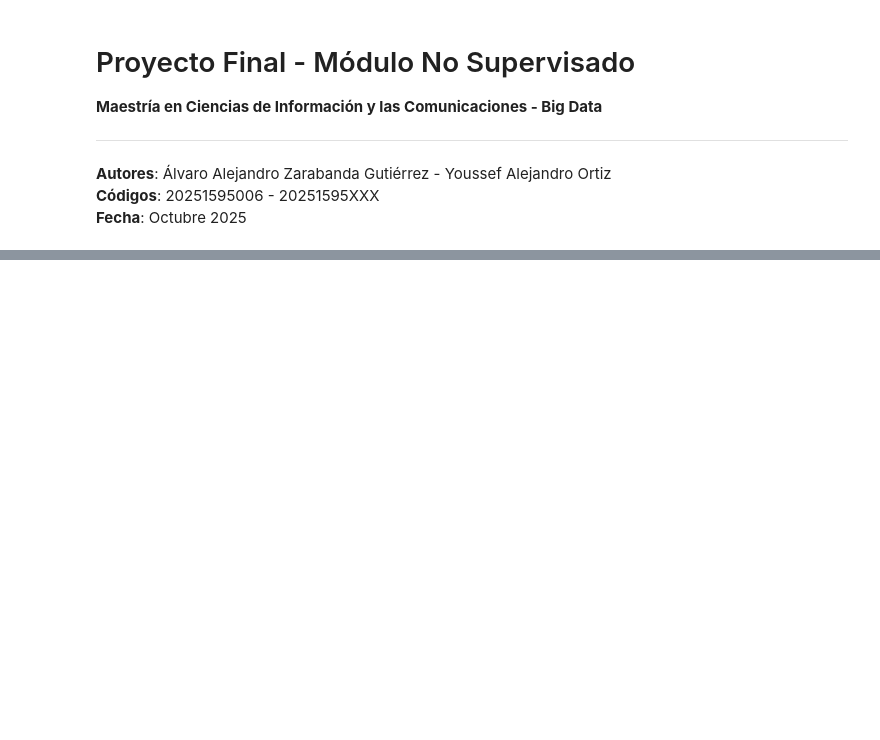
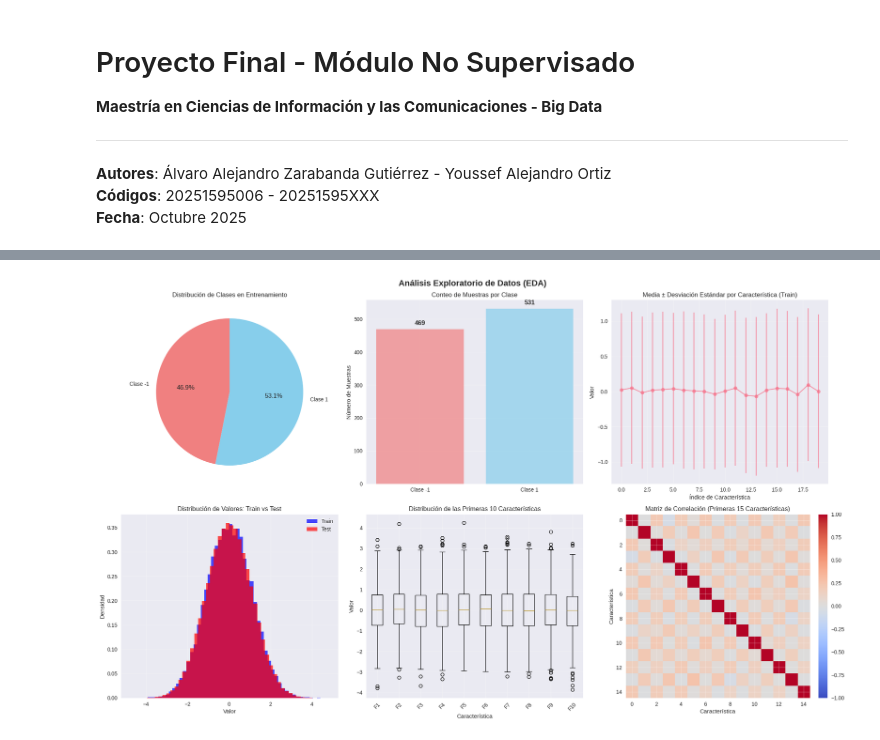
Before and after one commit to aalejoz25/Big_Data, a Jupyter notebook: aprendizaje_no_supervisado/trabajo_final/trabajo_final.ipynb, the cells around one changed output, grey strips where cells are left out. Saved outputs shown, nothing was run; the diff lists cells and outputs as text; code cells hidden in the pictures; blank space fills up the shorter version.

```diff
--- a/aprendizaje_no_supervisado/trabajo_final/trabajo_final.ipynb
+++ b/aprendizaje_no_supervisado/trabajo_final/trabajo_final.ipynb
@@ -1897,0 +183,87 @@ Figures guardadas en: figures/figura_04_analisis_predicciones_finales.png
+# %%
+# ================================
+# VISUALIZACIONES EDA - DISTRIBUCIÓN DE CLASES Y DATOS
+# ================================
+
+# Crear figura con subplots
+fig, axes = plt.subplots(2, 3, figsize=(20, 12))
+fig.suptitle('Análisis Exploratorio de Datos (EDA)', fontsize=16, fontweight='bold')
+
+# 1. Distribución de clases
+axes[0,0].pie(class_counts, labels=[f'Clase {c}' for c in unique_classes],
+              autopct='%1.1f%%', startangle=90, colors=['lightcoral', 'skyblue'])
+axes[0,0].set_title('Distribución de Clases en Entrenamiento')
+
+# 2. Histograma de clases
+axes[0,1].bar([f'Clase {c}' for c in unique_classes], class_counts,
+              color=['lightcoral', 'skyblue'], alpha=0.7)
+axes[0,1].set_title('Conteo de Muestras por Clase')
+axes[0,1].set_ylabel('Número de Muestras')
+for i, v in enumerate(class_counts):
+    axes[0,1].text(i, v + 10, str(v), ha='center', va='bottom', fontweight='bold')
+
+# 3. Estadísticas de características de entrenamiento
+feature_means_train = X_train.mean(axis=0)
+feature_stds_train = X_train.std(axis=0)
+feature_indices = np.arange(min(20, X_train.shape[1]))  # Mostrar máximo 20 características
+
+axes[0,2].errorbar(feature_indices, feature_means_train[:len(feature_indices)],
+                   yerr=feature_stds_train[:len(feature_indices)],
+                   fmt='o-', capsize=3, alpha=0.7)
+axes[0,2].set_title('Media ± Desviación Estándar por Característica (Train)')
+axes[0,2].set_xlabel('Índice de Característica')
+axes[0,2].set_ylabel('Valor')
+axes[0,2].grid(True, alpha=0.3)
+
+# 4. Comparación de distribuciones Train vs Test
+axes[1,0].hist(X_train.flatten(), bins=50, alpha=0.7, label='Train', density=True, color='blue')
+axes[1,0].hist(X_test.flatten(), bins=50, alpha=0.7, label='Test', density=True, color='red')
+axes[1,0].set_title('Distribución de Valores: Train vs Test')
+axes[1,0].set_xlabel('Valor')
+axes[1,0].set_ylabel('Densidad')
+axes[1,0].legend()
+axes[1,0].grid(True, alpha=0.3)
+
+# 5. Boxplot de características (muestra de las primeras 10)
+sample_features = X_train[:, :min(10, X_train.shape[1])]
+axes[1,1].boxplot(sample_features, labels=[f'F{i+1}' for i in range(sample_features.shape[1])])
+axes[1,1].set_title('Distribución de las Primeras 10 Características')
+axes[1,1].set_xlabel('Característica')
+axes[1,1].set_ylabel('Valor')
+axes[1,1].tick_params(axis='x', rotation=45)
+
+# 6. Matriz de correlación (muestra de las primeras 15 características)
+n_features_corr = min(15, X_train.shape[1])
+corr_matrix = np.corrcoef(X_train[:, :n_features_corr].T)
+im = axes[1,2].imshow(corr_matrix, cmap='coolwarm', vmin=-1, vmax=1)
+axes[1,2].set_title('Matriz de Correlación (Primeras 15 Características)')
+axes[1,2].set_xlabel('Característica')
+axes[1,2].set_ylabel('Característica')
+plt.colorbar(im, ax=axes[1,2], fraction=0.046, pad=0.04)
+
+plt.tight_layout()
+plt.show()
+
+# Estadísticas resumidas
+print("\nRESUMEN ESTADÍSTICO DEL DATASET")
+print("="*50)
+print(f"Conjunto de entrenamiento:")
+print(f"  - Tamaño: {X_train.shape[0]:,} muestras, {X_train.shape[1]} características")
+print(f"  - Rango de valores: [{X_train.min():.4f}, {X_train.max():.4f}]")
+print(f"  - Media global: {X_train.mean():.4f}")
+print(f"  - Desviación estándar global: {X_train.std():.4f}")
+
+print(f"\nConjunto de prueba:")
+print(f"  - Tamaño: {X_test.shape[0]:,} muestras, {X_test.shape[1]} características")
+print(f"  - Rango de valores: [{X_test.min():.4f}, {X_test.max():.4f}]")
+print(f"  - Media global: {X_test.mean():.4f}")
+print(f"  - Desviación estándar global: {X_test.std():.4f}")
+
+print(f"\nBalance de clases:")
+for clase, count in zip(unique_classes, class_counts):
+    print(f"  - Clase {clase}: {count:,} muestras ({count/len(y_train)*100:.1f}%)")
+
+balance_ratio = min(class_counts) / max(class_counts)
+print(f"\nRatio de balance: {balance_ratio:.3f} ({'Balanceado' if balance_ratio > 0.8 else 'Desbalanceado'})")
+# %% [output]
+[figure, added]
```
Also changed, not shown: parts of 52 cells of this notebook, 4 other files.
